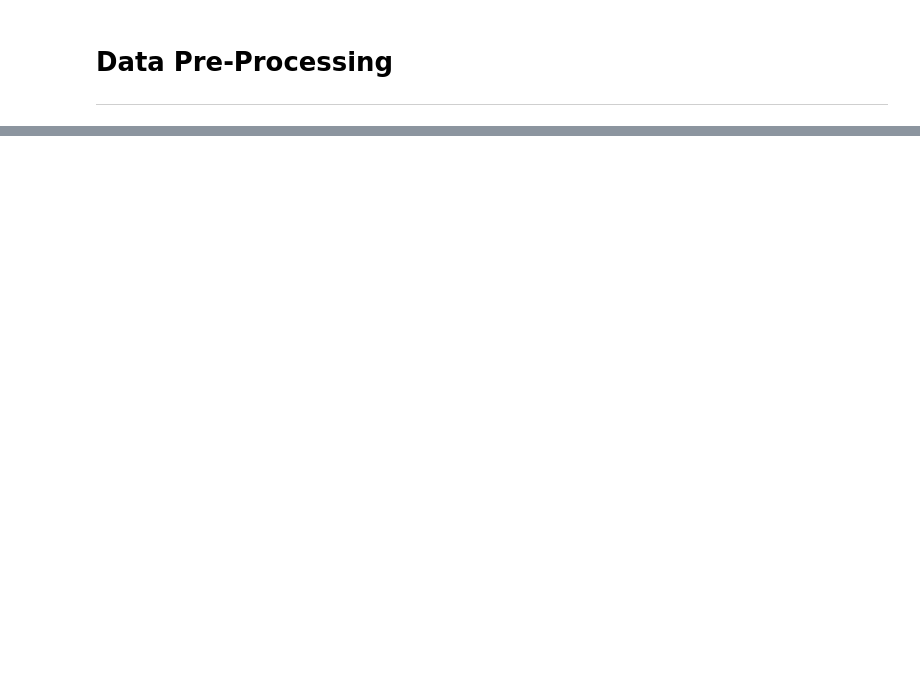
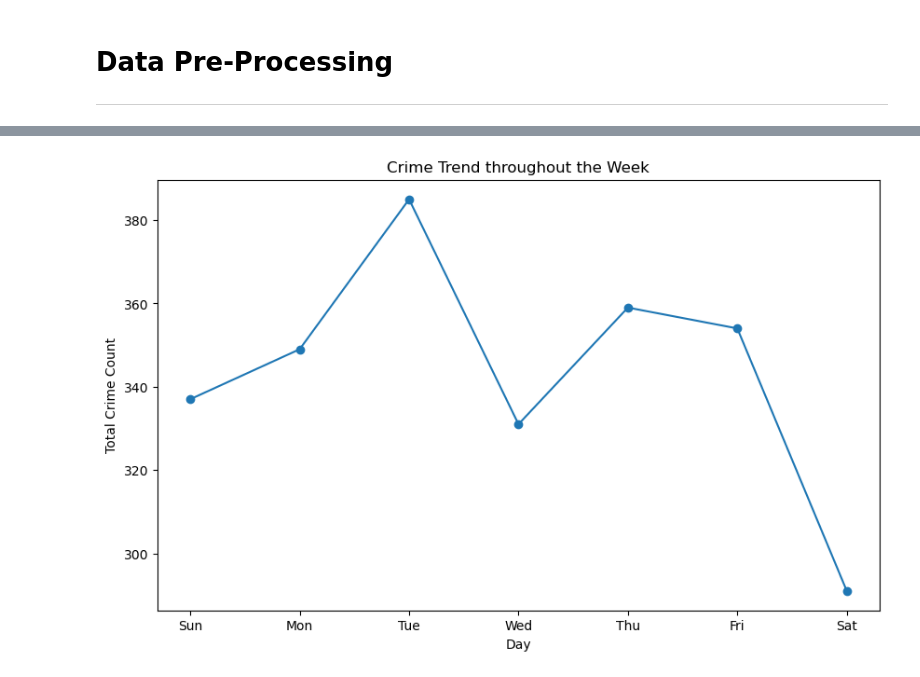
Before and after one commit to manjit-baishya-datascience/NYPD-Hate-Crime-EDA, a Jupyter notebook: nypd-hate-crime-eda.ipynb, the cells around one changed output, grey strips where cells are left out. Saved outputs shown, nothing was run; the diff lists cells and outputs as text; code cells hidden in the pictures; blank space fills up the shorter version.

```diff
--- a/nypd-hate-crime-eda.ipynb
+++ b/nypd-hate-crime-eda.ipynb
@@ -171,0 +448,23 @@ df.head()
+# %%
+# Define the correct order of months
+day_order = ['Sun', 'Mon', 'Tue', 'Wed', 'Thu', 'Fri', 'Sat']
+
+# Convert 'month' column to categorical with correct order
+df['day'] = pd.Categorical(df['day'], categories = day_order, ordered=True)
+
+# Count the occurrences of each month
+data_counts = df['day'].value_counts().sort_index()
+
+# Plot the line plot
+plt.figure(figsize=(10, 6))
+plt.plot(data_counts.index, data_counts.values, marker='o', linestyle='-')
+
+# Set title and y-axis label
+plt.title('Crime Trend throughout the Week', )
+plt.ylabel('Total Crime Count')
+plt.xlabel('Day')
+
+# Show the plot
+plt.show()
+# %% [output]
+[figure, added]
```
Also changed, not shown: parts of 75 cells of this notebook, 1 other file.
